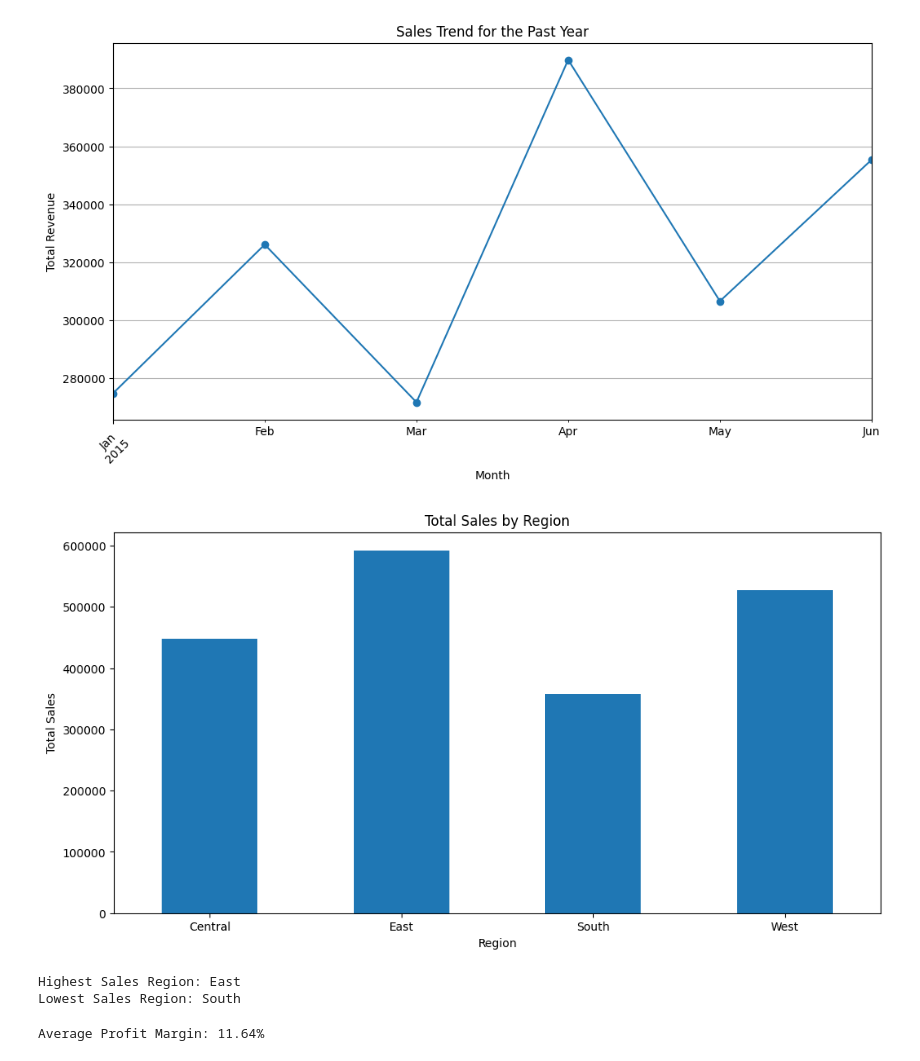
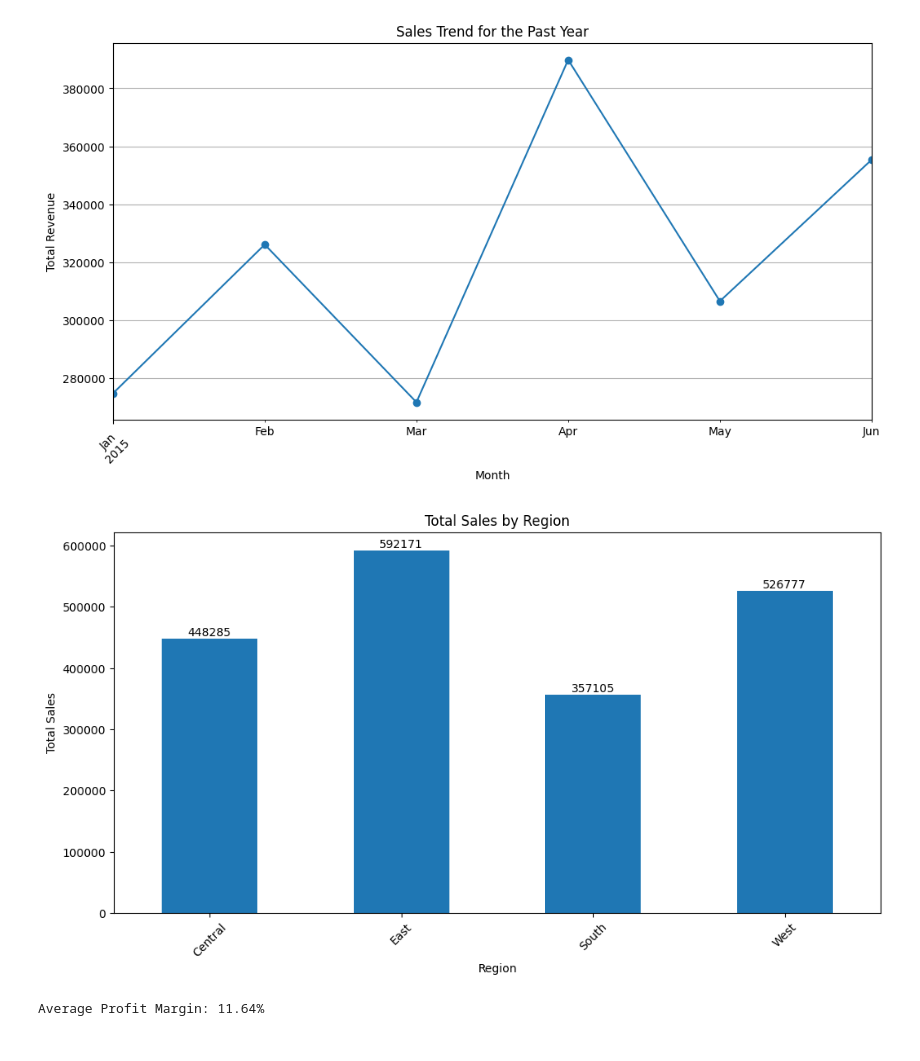
Before and after one commit to kevinndungu-source/Data_Analytics_Project, a Jupyter notebook: Analysis_using_Python/Python_Code/Marley_International_Store_Data_Analysis_using_Python.ipynb, the cells around one changed output. Saved outputs shown, nothing was run; the diff lists cells and outputs as text; code cells hidden in the pictures.

```diff
--- a/Analysis_using_Python/Python_Code/Marley_International_Store_Data_Analysis_using_Python.ipynb
+++ b/Analysis_using_Python/Python_Code/Marley_International_Store_Data_Analysis_using_Python.ipynb
@@ -73,25 +82,23 @@ plt.grid(True)
 plt.show()
 # %% [output]
 [figure]
-# %%
-# Question 4. Which region has the highest sales and which one has the lowest?
-
-region_sales = orders_df.groupby('Region')['Sales'].sum()
-region_sales.plot(kind='bar', figsize=(12, 6), title='Total Sales by Region')
-plt.xlabel('Region')
-plt.ylabel('Total Sales')
-plt.xticks(rotation=0)
-plt.show()
-
-highest_sales_region = region_sales.idxmax()
-lowest_sales_region = region_sales.idxmin()
-
-print(f'Highest Sales Region: {highest_sales_region}')
-print(f'Lowest Sales Region: {lowest_sales_region}')
-# %% [output]
-[figure, removed]
-Highest Sales Region: East
-Lowest Sales Region: South
+# %%
+# Question 4. Which region has the highest sales and which one has the lowest?
+
+region_sales = data.groupby('Region')['Sales'].sum()
+plt.figure(figsize=(12, 6))
+ax = region_sales.plot(kind='bar', title='Total Sales by Region')
+plt.xlabel('Region')
+plt.ylabel('Total Sales')
+plt.xticks(rotation=45)
+
+# Annotate the bar chart
+for container in ax.containers:
+    ax.bar_label(container, label_type='edge')
+
+plt.show()
+# %% [output]
+[figure, added]
 # %%
 # Question 5. What is the average profit margin of the store?
 
```
Also changed, not shown: parts of 4 cells of this notebook.
